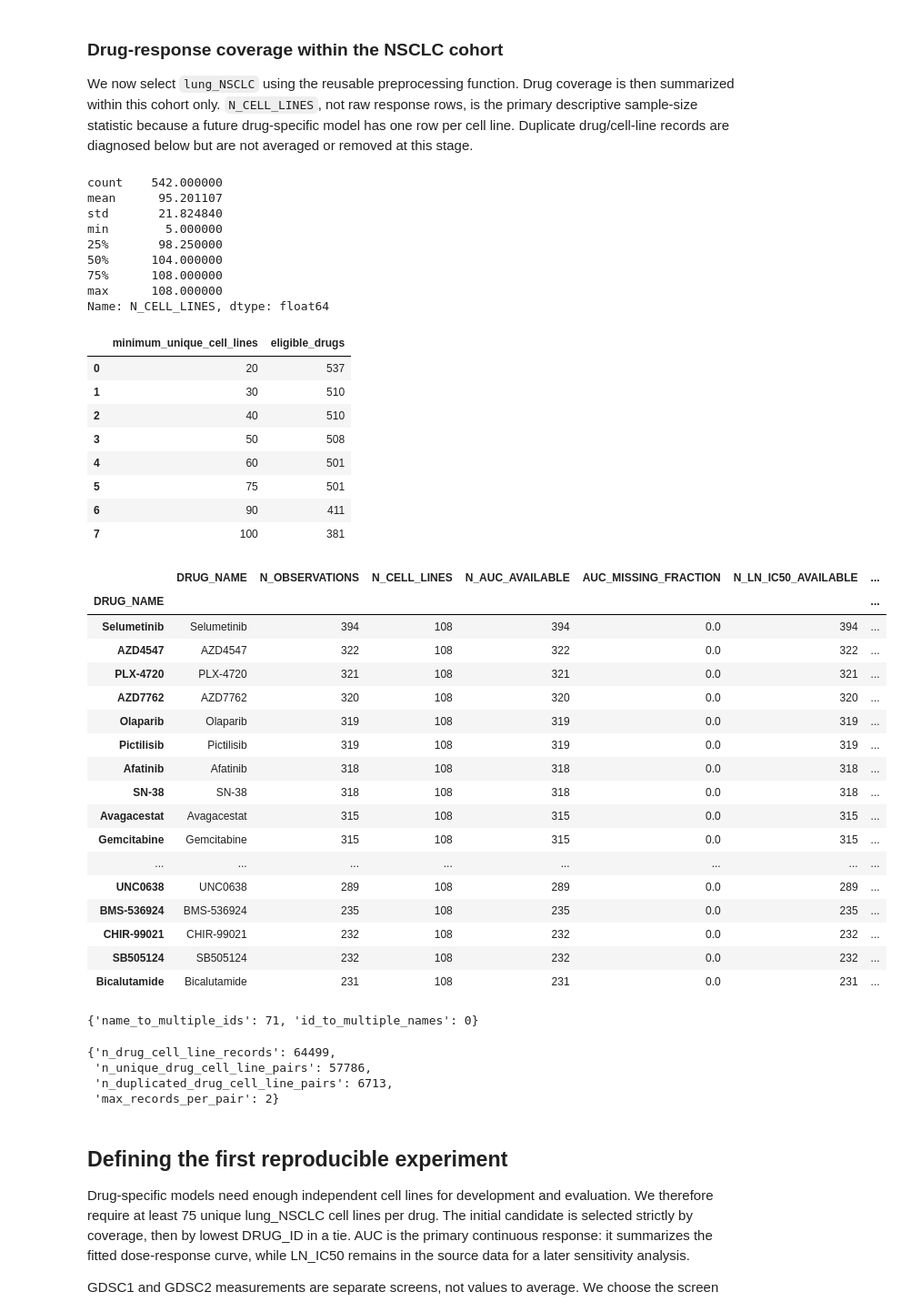
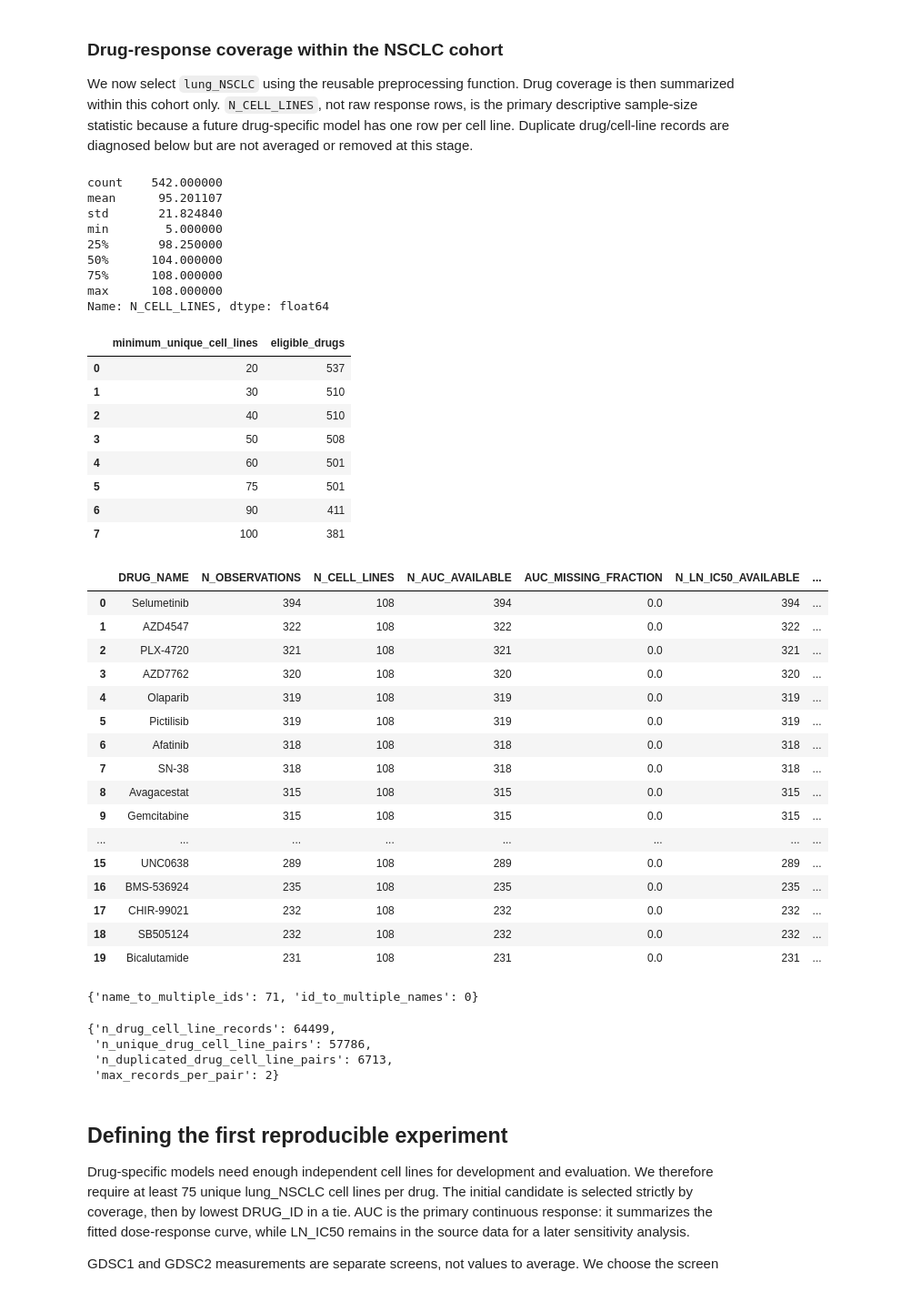
Before and after one commit to ajharris/gdsc-project, a Jupyter notebook: notebook/gdsc_drug_response.ipynb, the cells around one changed output. Shown at 91% size. Drawn from its saved outputs; the diff is of its cells as text; code cells hidden in the pictures.

```diff
--- a/notebook/gdsc_drug_response.ipynb
+++ b/notebook/gdsc_drug_response.ipynb
@@ -416,51 +417,50 @@ coverage_report = preprocessing.analyze_cohort_drug_coverage(
 drug_summary = coverage_report["drug_summary"]
 identity_diagnostics = coverage_report["identity_diagnostics"]
 duplicate_diagnostics = coverage_report["duplicate_diagnostics"]
 coverage_diagnostics = coverage_report["coverage_diagnostics"]
 eligibility_decision_table = coverage_report["eligibility_decision_table"]
 
 print(coverage_diagnostics["distribution"])
 display(eligibility_decision_table)
-display(drug_summary.head(20))
+display(drug_summary.reset_index(drop=True).head(20))
 print({key: len(value) for key, value in identity_diagnostics.items()})
 {key: value for key, value in duplicate_diagnostics.items() if key != "duplicated_pairs"}
 # %% [output]
 count    542.000000
 mean      95.201107
 std       21.824840
 min        5.000000
 25%       98.250000
 50%      104.000000
 75%      108.000000
 max      108.000000
 Name: N_CELL_LINES, dtype: float64
 |  | minimum_unique_cell_lines | eligible_drugs |
 | 0 | 20 | 537 |
 | 1 | 30 | 510 |
 | 2 | 40 | 510 |
 | 3 | 50 | 508 |
 | 4 | 60 | 501 |
 | 5 | 75 | 501 |
 | 6 | 90 | 411 |
 | 7 | 100 | 381 |
 |  | DRUG_NAME | N_OBSERVATIONS | N_CELL_LINES | N_AUC_AVAILABLE | AUC_MISSING_FRACTION | N_LN_IC50_AVAILABLE | ... |
-| DRUG_NAME |  |  |  |  |  |  | ... |
-| Selumetinib | Selumetinib | 394 | 108 | 394 | 0.0 | 394 | ... |
-| AZD4547 | AZD4547 | 322 | 108 | 322 | 0.0 | 322 | ... |
-| PLX-4720 | PLX-4720 | 321 | 108 | 321 | 0.0 | 321 | ... |
-| AZD7762 | AZD7762 | 320 | 108 | 320 | 0.0 | 320 | ... |
-| Olaparib | Olaparib | 319 | 108 | 319 | 0.0 | 319 | ... |
-| Pictilisib | Pictilisib | 319 | 108 | 319 | 0.0 | 319 | ... |
-| Afatinib | Afatinib | 318 | 108 | 318 | 0.0 | 318 | ... |
-| SN-38 | SN-38 | 318 | 108 | 318 | 0.0 | 318 | ... |
-| Avagacestat | Avagacestat | 315 | 108 | 315 | 0.0 | 315 | ... |
-| Gemcitabine | Gemcitabine | 315 | 108 | 315 | 0.0 | 315 | ... |
+| 0 | Selumetinib | 394 | 108 | 394 | 0.0 | 394 | ... |
+| 1 | AZD4547 | 322 | 108 | 322 | 0.0 | 322 | ... |
+| 2 | PLX-4720 | 321 | 108 | 321 | 0.0 | 321 | ... |
+| 3 | AZD7762 | 320 | 108 | 320 | 0.0 | 320 | ... |
+| 4 | Olaparib | 319 | 108 | 319 | 0.0 | 319 | ... |
+| 5 | Pictilisib | 319 | 108 | 319 | 0.0 | 319 | ... |
+| 6 | Afatinib | 318 | 108 | 318 | 0.0 | 318 | ... |
+| 7 | SN-38 | 318 | 108 | 318 | 0.0 | 318 | ... |
+| 8 | Avagacestat | 315 | 108 | 315 | 0.0 | 315 | ... |
+| 9 | Gemcitabine | 315 | 108 | 315 | 0.0 | 315 | ... |
 | ... | ... | ... | ... | ... | ... | ... | ... |
-| UNC0638 | UNC0638 | 289 | 108 | 289 | 0.0 | 289 | ... |
-| BMS-536924 | BMS-536924 | 235 | 108 | 235 | 0.0 | 235 | ... |
-| CHIR-99021 | CHIR-99021 | 232 | 108 | 232 | 0.0 | 232 | ... |
-| SB505124 | SB505124 | 232 | 108 | 232 | 0.0 | 232 | ... |
-| Bicalutamide | Bicalutamide | 231 | 108 | 231 | 0.0 | 231 | ... |
+| 15 | UNC0638 | 289 | 108 | 289 | 0.0 | 289 | ... |
+| 16 | BMS-536924 | 235 | 108 | 235 | 0.0 | 235 | ... |
+| 17 | CHIR-99021 | 232 | 108 | 232 | 0.0 | 232 | ... |
+| 18 | SB505124 | 232 | 108 | 232 | 0.0 | 232 | ... |
+| 19 | Bicalutamide | 231 | 108 | 231 | 0.0 | 231 | ... |
 {'name_to_multiple_ids': 71, 'id_to_multiple_names': 0}
 {'n_drug_cell_line_records': 64499,
  'n_unique_drug_cell_line_pairs': 57786,
```
Also changed, not shown: parts of 8 cells of this notebook, 4 other files.
